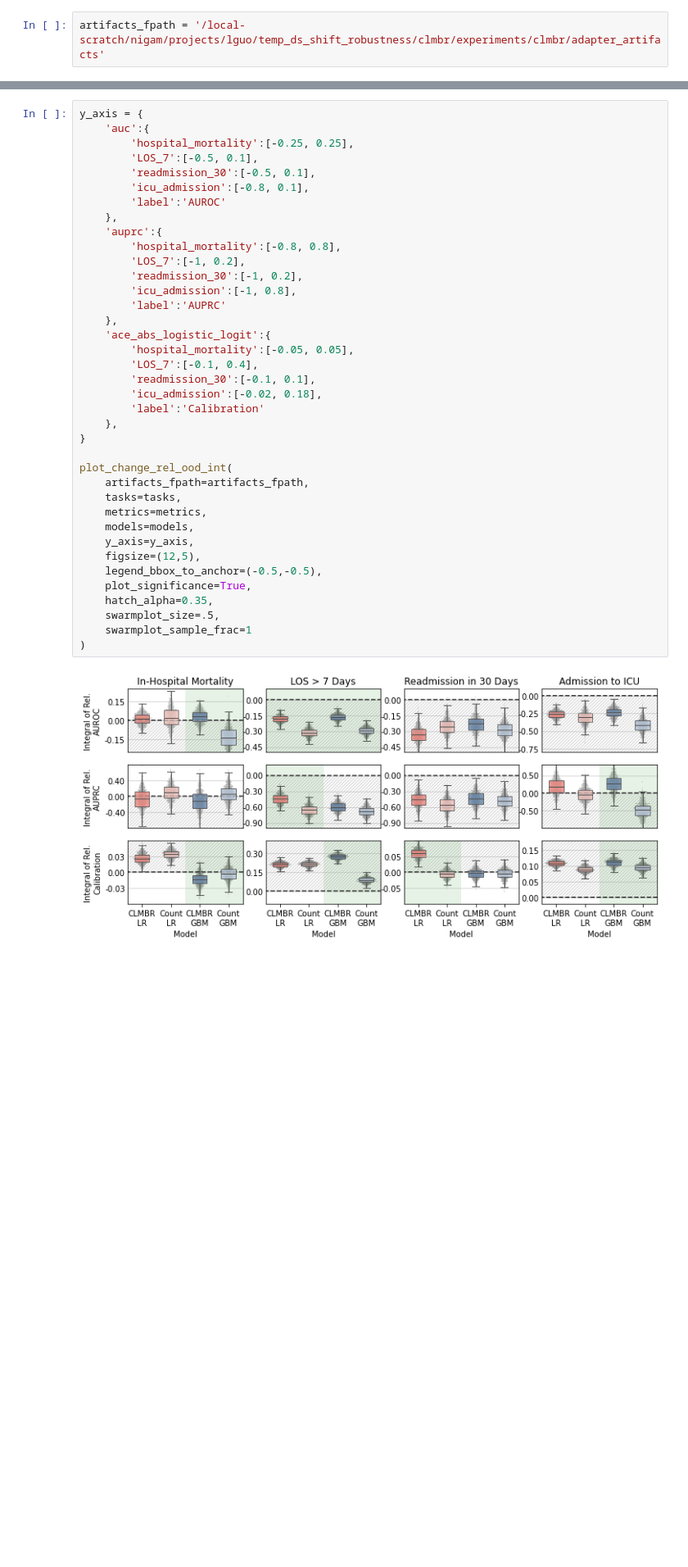
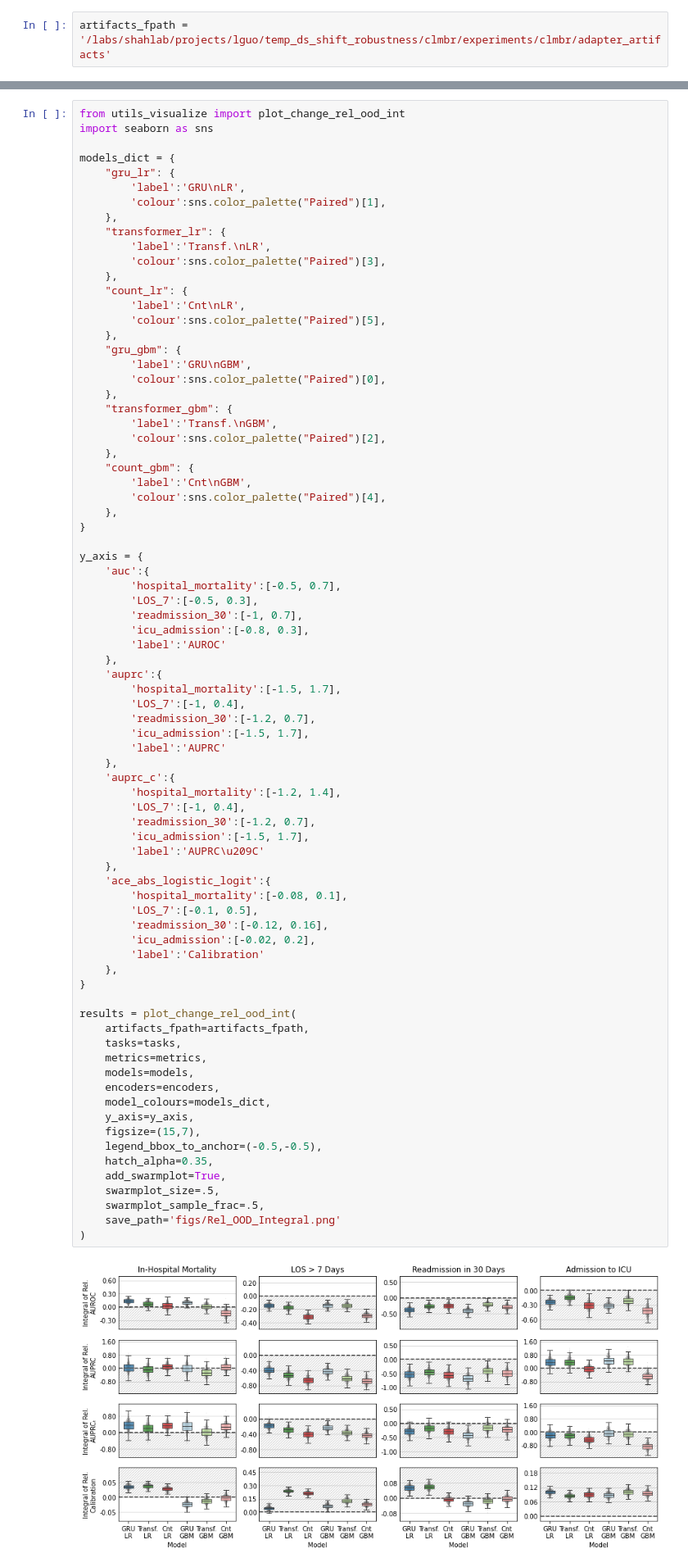
Before and after one commit to som-shahlab/temp_ds_shift_robustness, a Jupyter notebook: clmbr/experiments/clmbr/notebooks/0_09-12.ipynb, the cells around one changed output, grey strips where cells are left out. Shown: that part at 82% size. Cells and saved outputs as stored; diff of their text form; blank space fills up the shorter version.

Commit message:
updated directories; updated notebooks w/ transformer results

```diff
--- a/clmbr/experiments/clmbr/notebooks/0_09-12.ipynb
+++ b/clmbr/experiments/clmbr/notebooks/0_09-12.ipynb
@@ -17,6 +9,6 @@ from utils_visualize import (
 pd.options.display.max_rows = 100
 # %%
-artifacts_fpath = '/local-scratch/nigam/projects/lguo/temp_ds_shift_robustness/clmbr/experiments/clmbr/adapter_artifacts'
+artifacts_fpath = '/labs/shahlab/projects/lguo/temp_ds_shift_robustness/clmbr/experiments/clmbr/adapter_artifacts'
 # %% [markdown]
 ## MODEL PERFORMANCE AND ROBUSTNESS
 # %%
@@ -112,42 +145,82 @@ plot_rel_ood_perf(
 #### The integral of Relative OOD Performance (2013-2021) of CLMBR and Count feature models
 - Models trained on CLMBR features show improved robustness in discrimination performance for Long LOS and ICU admission predictions, but sometimes reduced robustness in calibration performance
 # %%
+from utils_visualize import plot_change_rel_ood_int
+import seaborn as sns
+
+models_dict = {
+    "gru_lr": {
+        'label':'GRU\nLR',
+        'colour':sns.color_palette("Paired")[1],
+    },
+    "transformer_lr": {
+        'label':'Transf.\nLR',
+        'colour':sns.color_palette("Paired")[3],
+    },
+    "count_lr": {
+        'label':'Cnt\nLR',
+        'colour':sns.color_palette("Paired")[5],
+    },
+    "gru_gbm": {
+        'label':'GRU\nGBM',
+        'colour':sns.color_palette("Paired")[0],
+    },
+    "transformer_gbm": {
+        'label':'Transf.\nGBM',
+        'colour':sns.color_palette("Paired")[2],
+    },
+    "count_gbm": {
+        'label':'Cnt\nGBM',
+        'colour':sns.color_palette("Paired")[4],
+    },
+}
+
 y_axis = {
     'auc':{
-        'hospital_mortality':[-0.25, 0.25],
-        'LOS_7':[-0.5, 0.1],
-        'readmission_30':[-0.5, 0.1],
-        'icu_admission':[-0.8, 0.1],
+        'hospital_mortality':[-0.5, 0.7],
+        'LOS_7':[-0.5, 0.3],
+        'readmission_30':[-1, 0.7],
+        'icu_admission':[-0.8, 0.3],
         'label':'AUROC'
     },
     'auprc':{
-        'hospital_mortality':[-0.8, 0.8],
-        'LOS_7':[-1, 0.2],
-        'readmission_30':[-1, 0.2],
-        'icu_admission':[-1, 0.8],
+        'hospital_mortality':[-1.5, 1.7],
+        'LOS_7':[-1, 0.4],
+        'readmission_30':[-1.2, 0.7],
+        'icu_admission':[-1.5, 1.7],
         'label':'AUPRC'
     },
+    'auprc_c':{
+        'hospital_mortality':[-1.2, 1.4],
+        'LOS_7':[-1, 0.4],
+        'readmission_30':[-1.2, 0.7],
+        'icu_admission':[-1.5, 1.7],
+        'label':'AUPRC\u209C'
+    },
     'ace_abs_logistic_logit':{
-        'hospital_mortality':[-0.05, 0.05],
-        'LOS_7':[-0.1, 0.4],
-        'readmission_30':[-0.1, 0.1],
-        'icu_admission':[-0.02, 0.18],
+        'hospital_mortality':[-0.08, 0.1],
+        'LOS_7':[-0.1, 0.5],
+        'readmission_30':[-0.12, 0.16],
+        'icu_admission':[-0.02, 0.2],
         'label':'Calibration'
     },
 }
 
-plot_change_rel_ood_int(
+results = plot_change_rel_ood_int(
     artifacts_fpath=artifacts_fpath,
     tasks=tasks,
     metrics=metrics,
     models=models,
+    encoders=encoders,
+    model_colours=models_dict,
     y_axis=y_axis,
-    figsize=(12,5),
+    figsize=(15,7),
     legend_bbox_to_anchor=(-0.5,-0.5),
-    plot_significance=True,
     hatch_alpha=0.35,
+    add_swarmplot=True,
     swarmplot_size=.5,
-    swarmplot_sample_frac=1
+    swarmplot_sample_frac=.5,
+    save_path='figs/Rel_OOD_Integral.png'
 )
 # %% [output]
-[figure, old version]
+[figure, new version]
```
Also changed, not shown: parts of 8 cells of this notebook, 6 other files.
